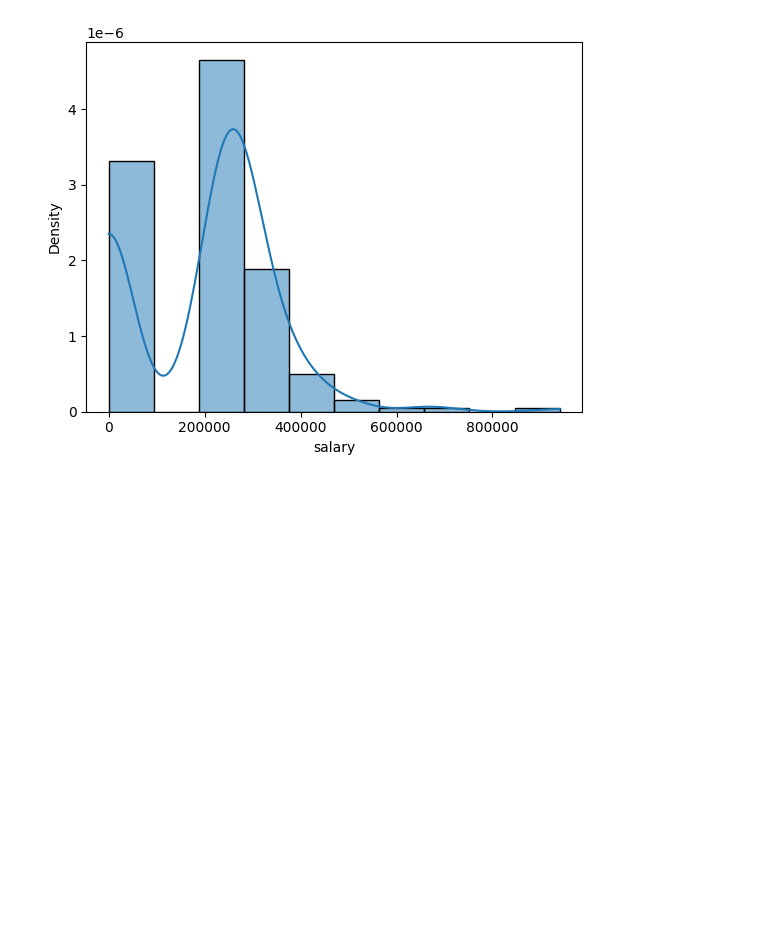
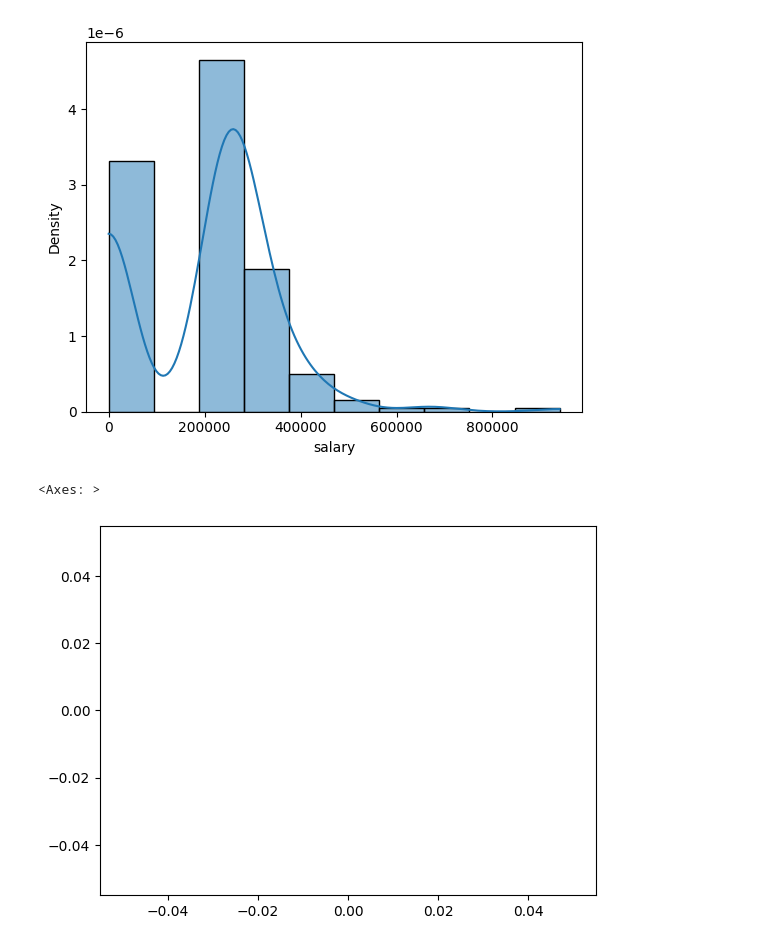
Before and after one commit to sharma-sha/Data-Science-Bivariate-, a Jupyter notebook: Assignment-Data Analysis.ipynb, the cells around one changed output. Drawn from its saved outputs; the diff is of its cells as text; code cells hidden in the pictures; blank space fills up the shorter version.

```diff
--- a/Assignment-Data Analysis.ipynb
+++ b/Assignment-Data Analysis.ipynb
@@ -332,3 +332,10 @@ sns.histplot(dataset["salary"] ,kde=True, stat="density")
 # %% [output]
 <Axes: xlabel='salary', ylabel='Density'>
 [figure]
+# %%
+filtered_dataset = dataset[(dataset["salary"] >= 800000) & (dataset["salary"] <= 900000)]
+# %%
+sns.histplot(filtered_dataset["salary"], kde=True, stat="density")
+# %% [output]
+<Axes: >
+[figure, added]
```
Also changed, not shown: parts of 12 cells of this notebook.
